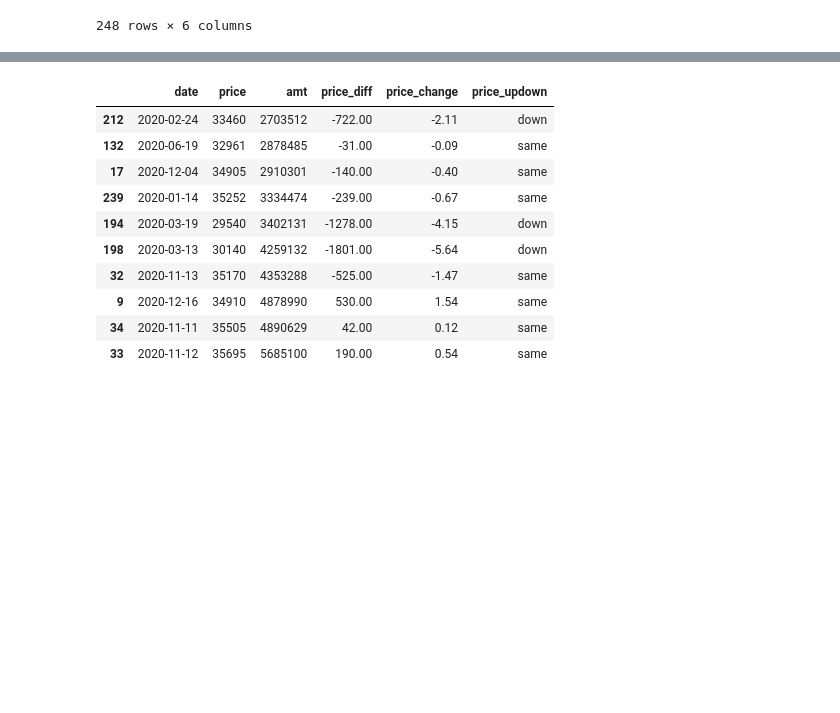
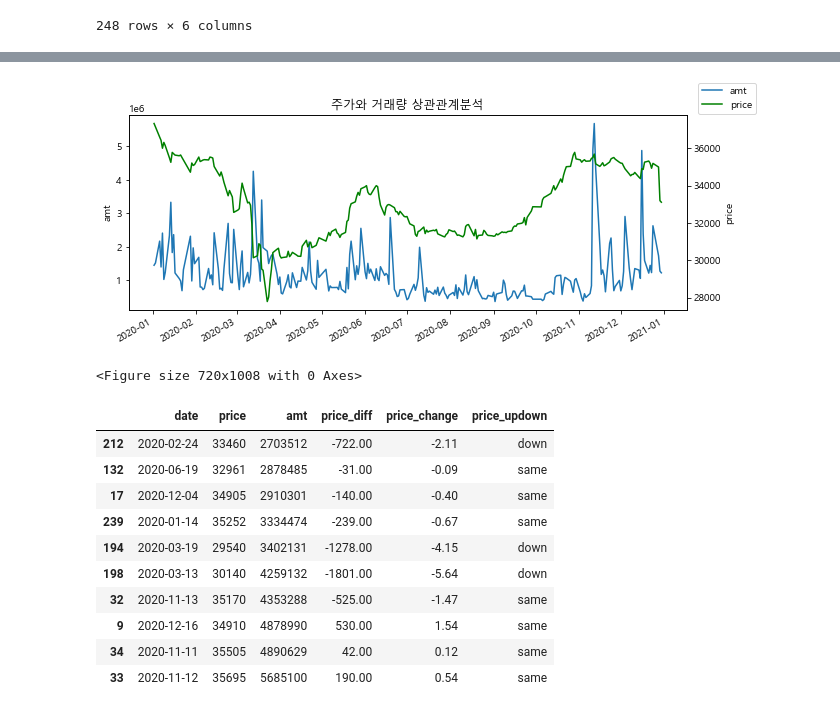
Before and after one commit to longjae/kdigital_MiniProject, a Jupyter notebook: 시각화아아.ipynb, the cells around one changed output, grey strips where cells are left out. Saved outputs shown, nothing was run; the diff lists cells and outputs as text; code cells hidden in the pictures; blank space fills up the shorter version.

```diff
--- a/시각화아아.ipynb
+++ b/시각화아아.ipynb
@@ -136,0 +142,22 @@ plt.show()
+# %%
+#주식가격과 거래량 상관관계분석
+fig = plt.figure()
+ax1 = fig.add_subplot(111)
+ax1.plot(new_df["date"],new_df["amt"], label='amt')
+
+ax1.set_ylabel('amt')
+ax2 = ax1.twinx()
+ax2.plot(new_df["date"],new_df["price"], color='green', label='price')
+ax2.set_ylabel('price')
+fig.legend(loc="upper right")
+
+#짝수월도나오게 코딩
+plt.gca().xaxis.set_major_locator(matplotlib.dates.MonthLocator())
+plt.gca().xaxis.set_major_formatter(matplotlib.dates.DateFormatter("%Y-%m"))
+plt.gcf().autofmt_xdate()
+plt.title('주가와 거래량 상관관계분석')
+fig = plt.figure(figsize=(10,14))
+plt.show()
+# %% [output]
+[figure, added]
+<Figure size 720x1008 with 0 Axes>
```
Also changed, not shown: parts of 25 cells of this notebook.
